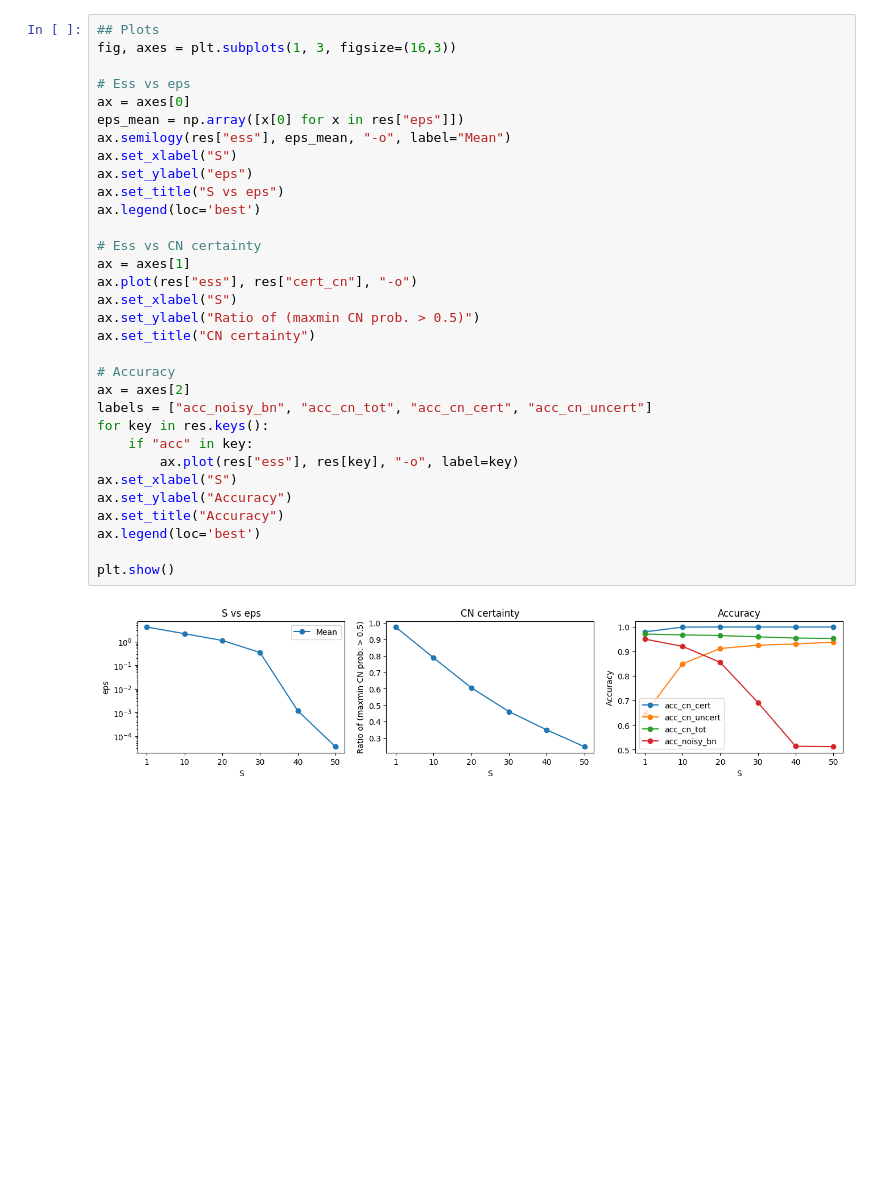
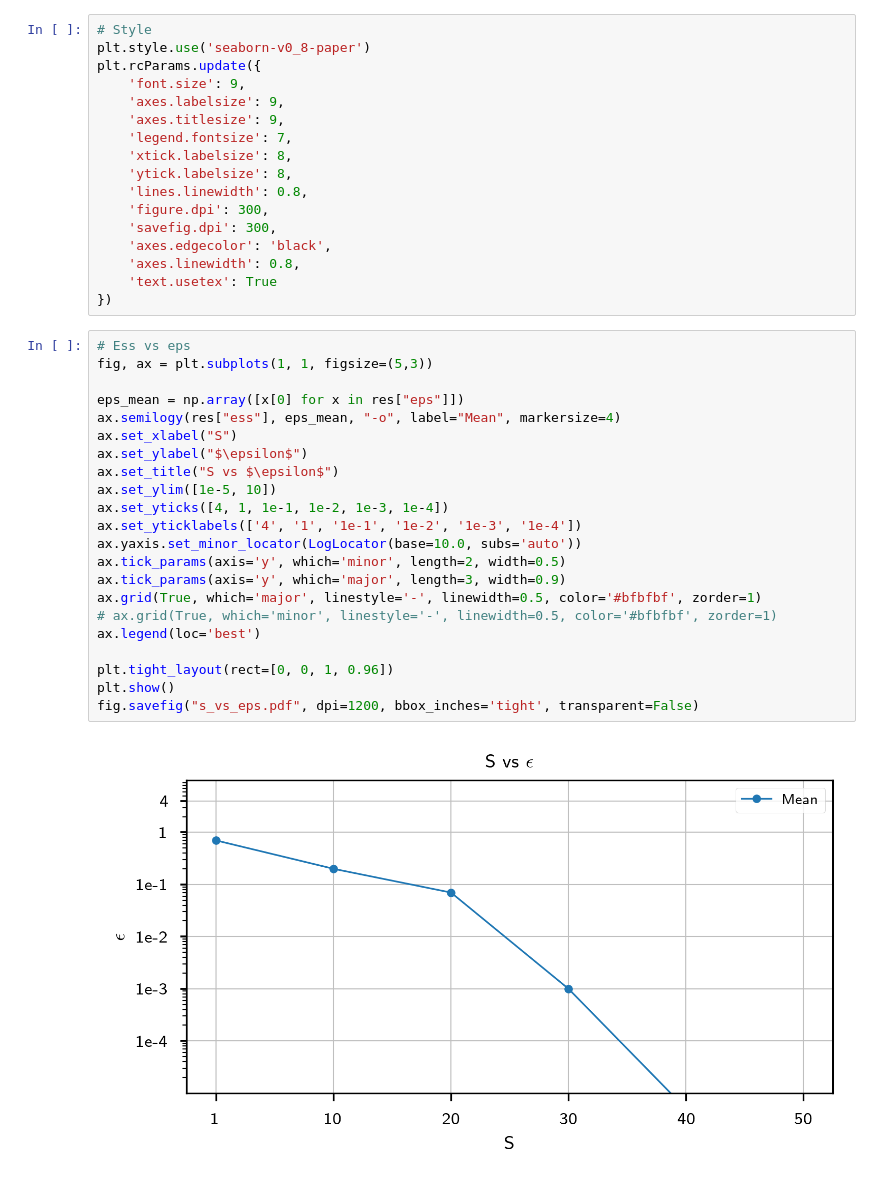
Before and after one commit to Niccolo-Rocchi/BN-Privacy, a Jupyter notebook: Plot_results.ipynb, the cells around one changed output. Drawn from its saved outputs; the diff is of its cells as text; blank space fills up the shorter version.

```diff
--- a/Plot_results.ipynb
+++ b/Plot_results.ipynb
@@ -103,37 +107,44 @@ for key in res.keys():
 for key in roc.keys():
     assert(len(roc[key]) == length)
 assert(res["ess"] == sorted(res["ess"]))
+# %%
+# Style
+plt.style.use('seaborn-v0_8-paper')
+plt.rcParams.update({
+    'font.size': 9,
+    'axes.labelsize': 9,
+    'axes.titlesize': 9,
+    'legend.fontsize': 7,
+    'xtick.labelsize': 8,
+    'ytick.labelsize': 8,
+    'lines.linewidth': 0.8,
+    'figure.dpi': 300,
+    'savefig.dpi': 300,
+    'axes.edgecolor': 'black',
+    'axes.linewidth': 0.8,
+    'text.usetex': True
+})
 # %%
-## Plots
-fig, axes = plt.subplots(1, 3, figsize=(16,3))
+# Ess vs eps
+fig, ax = plt.subplots(1, 1, figsize=(5,3))
 
-# Ess vs eps
-ax = axes[0]
 eps_mean = np.array([x[0] for x in res["eps"]])
-ax.semilogy(res["ess"], eps_mean, "-o", label="Mean")
+ax.semilogy(res["ess"], eps_mean, "-o", label="Mean", markersize=4)
 ax.set_xlabel("S")
-ax.set_ylabel("eps")
-ax.set_title("S vs eps")
+ax.set_ylabel("$\epsilon$")
+ax.set_title("S vs $\epsilon$")
+ax.set_ylim([1e-5, 10])
+ax.set_yticks([4, 1, 1e-1, 1e-2, 1e-3, 1e-4])
+ax.set_yticklabels(['4', '1', '1e-1', '1e-2', '1e-3', '1e-4'])
+ax.yaxis.set_minor_locator(LogLocator(base=10.0, subs='auto'))
+ax.tick_params(axis='y', which='minor', length=2, width=0.5)
+ax.tick_params(axis='y', which='major', length=3, width=0.9)
+ax.grid(True, which='major', linestyle='-', linewidth=0.5, color='#bfbfbf', zorder=1)
+# ax.grid(True, which='minor', linestyle='-', linewidth=0.5, color='#bfbfbf', zorder=1)
 ax.legend(loc='best')
 
-# Ess vs CN certainty
-ax = axes[1]
-ax.plot(res["ess"], res["cert_cn"], "-o")
-ax.set_xlabel("S")
-ax.set_ylabel("Ratio of (maxmin CN prob. > 0.5)")
-ax.set_title("CN certainty")
-
-# Accuracy
-ax = axes[2]
-labels = ["acc_noisy_bn", "acc_cn_tot", "acc_cn_cert", "acc_cn_uncert"]
-for key in res.keys():
-    if "acc" in key:
-        ax.plot(res["ess"], res[key], "-o", label=key)
-ax.set_xlabel("S")
-ax.set_ylabel("Accuracy")
-ax.set_title("Accuracy")
-ax.legend(loc='best')
-
+plt.tight_layout(rect=[0, 0, 1, 0.96])
 plt.show()
+fig.savefig("s_vs_eps.pdf", dpi=1200, bbox_inches='tight', transparent=False)
 # %% [output]
-[figure, old version]
+[figure, new version]
```
Also changed, not shown: parts of 8 cells of this notebook, 17 other files.
